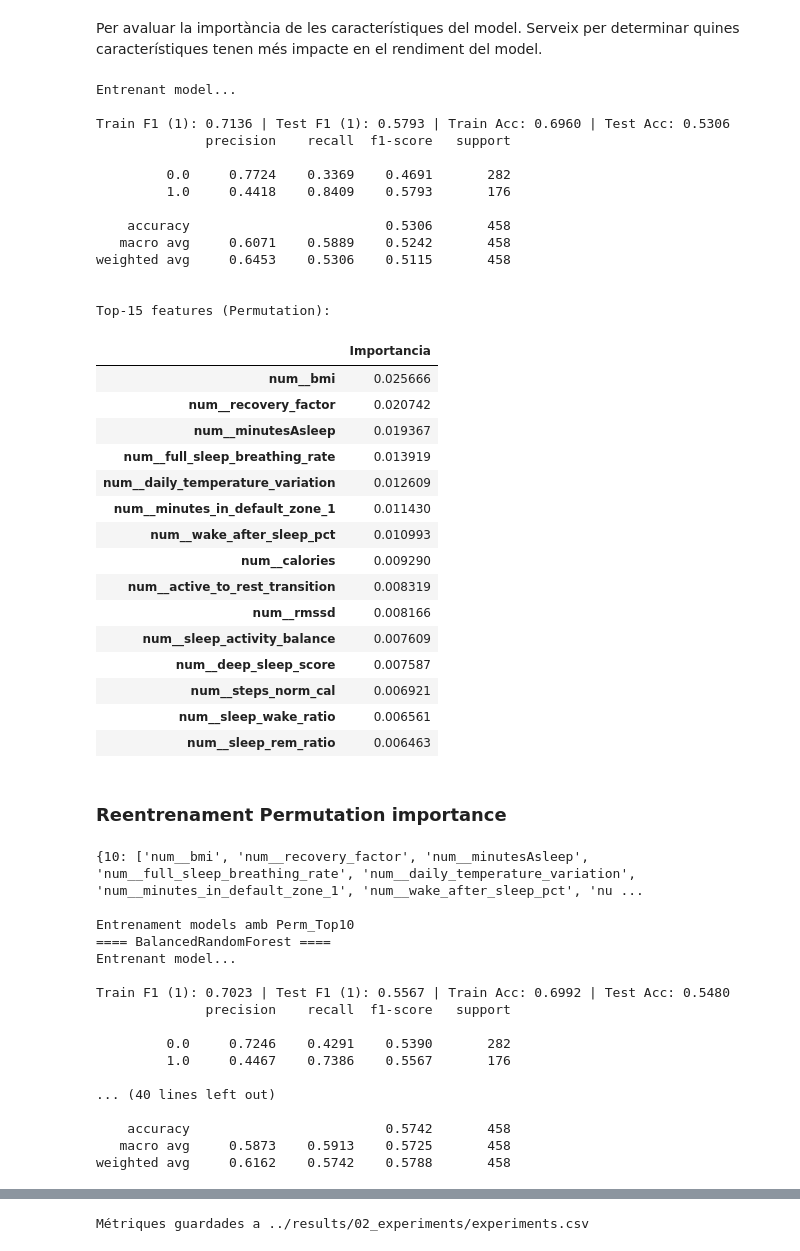
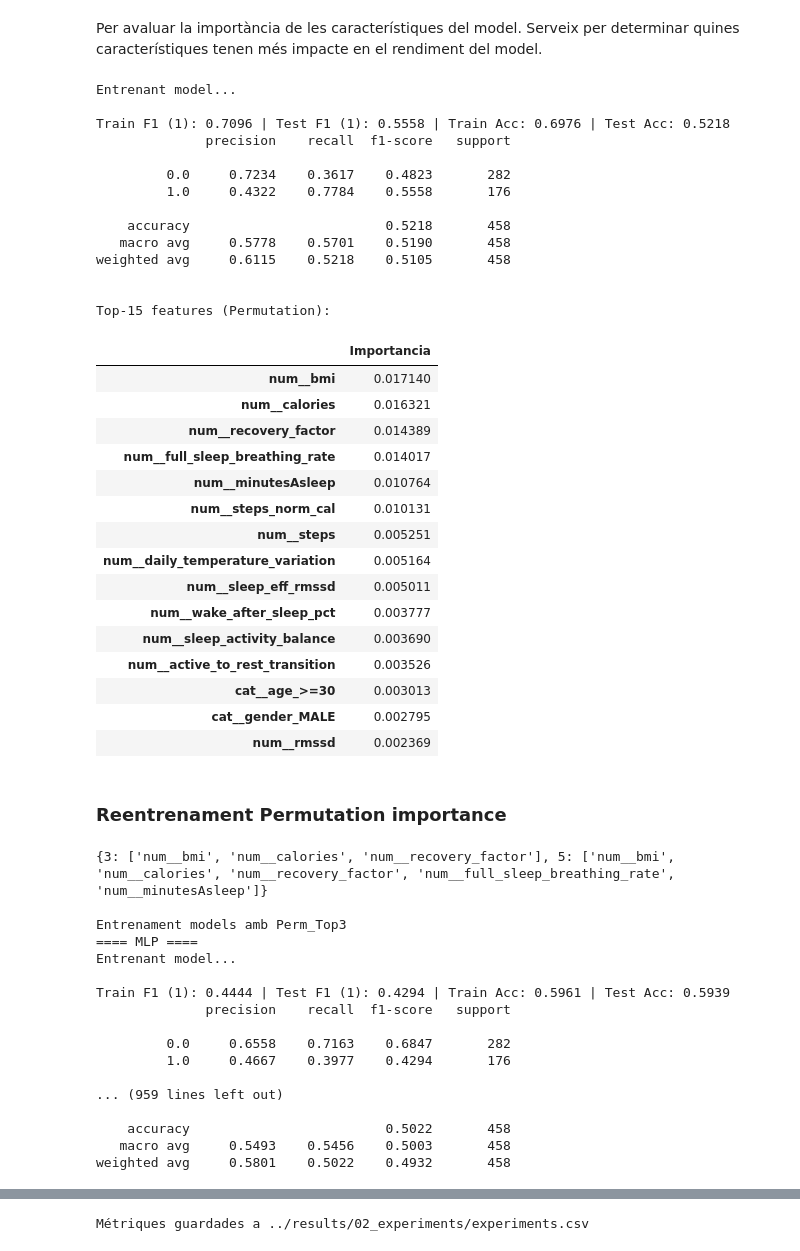
Before and after one commit to RogerDuran808/AI-Health-Assistant, a Jupyter notebook: notebooks/03_LifeSnaps_Training_Experiments copy.ipynb, the cells around one changed output, grey strips where cells are left out. Saved outputs shown, nothing was run; the diff lists cells and outputs as text; code cells hidden in the pictures.

```diff
--- a/notebooks/03_LifeSnaps_Training_Experiments copy.ipynb
+++ b/notebooks/03_LifeSnaps_Training_Experiments copy.ipynb
@@ -37,9 +37,6 @@ from ai_health_assistant.utils.model_config import get_classifier_config, PARAM_
 # Obtenim el target, features el la construcció del preprocessador
 from ai_health_assistant.utils.prep_helpers import TARGET, build_preprocessor, FEATURES
 
-FEATURES = ['bmi', 'calories', 'resting_hr', 'rmssd', 'sleep_efficiency', 'minutesAsleep', 'minutesAwake']
-
-
 # Configuració de pandas
 pd.set_option('display.max_columns', None)
 
@@ -441,71 +443,71 @@ perm_importances = pd.Series(
     index=feature_names
 ).sort_values(ascending=False)
 
-# Top 10 i 15 features
+# Top 3 i 5 features
 perm_top_features = {
-    10: perm_importances.head(10).index.tolist(),
-    15: perm_importances.head(15).index.tolist()
+    3: perm_importances.head(3).index.tolist(),
+    5: perm_importances.head(5).index.tolist()
 }
 
 print("\nTop-15 features (Permutation):")
 display(perm_importances.head(15).to_frame("Importancia"))
 
 # Plot
 plt.figure(figsize=(12, 6))
 top15 = perm_importances.head(15)
 bars = plt.barh(top15.index, top15.values)
 plt.title("Top-15 Permutation Importance", fontsize=14)
 plt.xlabel("Mean Decrease in F1 Score", fontsize=12)
 plt.gca().invert_yaxis()  # Most important features on top
 plt.grid(axis='x', linestyle='--', alpha=0.6)
 
 # Add value labels on the bars
 for bar in bars:
     width = bar.get_width()
     plt.text(width + 0.001, bar.get_y() + bar.get_height()/2.,
              f'{width:.3f}',
              ha='left', va='center')
 
 plt.tight_layout()
 plt.show()
 # %% [output]
 Entrenant model...
 
-Train F1 (1): 0.7136 | Test F1 (1): 0.5793 | Train Acc: 0.6960 | Test Acc: 0.5306
+Train F1 (1): 0.7096 | Test F1 (1): 0.5558 | Train Acc: 0.6976 | Test Acc: 0.5218
               precision    recall  f1-score   support
 
-         0.0     0.7724    0.3369    0.4691       282
-         1.0     0.4418    0.8409    0.5793       176
+         0.0     0.7234    0.3617    0.4823       282
+         1.0     0.4322    0.7784    0.5558       176
 
-    accuracy                         0.5306       458
-   macro avg     0.6071    0.5889    0.5242       458
-weighted avg     0.6453    0.5306    0.5115       458
+    accuracy                         0.5218       458
+   macro avg     0.5778    0.5701    0.5190       458
+weighted avg     0.6115    0.5218    0.5105       458
 
 
 Top-15 features (Permutation):
 |  | Importancia |
-| num__bmi | 0.025666 |
-| num__recovery_factor | 0.020742 |
-| num__minutesAsleep | 0.019367 |
-| num__full_sleep_breathing_rate | 0.013919 |
-| num__daily_temperature_variation | 0.012609 |
-| num__minutes_in_default_zone_1 | 0.011430 |
-| num__wake_after_sleep_pct | 0.010993 |
-| num__calories | 0.009290 |
-| num__active_to_rest_transition | 0.008319 |
-| num__rmssd | 0.008166 |
-| num__sleep_activity_balance | 0.007609 |
-| num__deep_sleep_score | 0.007587 |
-| num__steps_norm_cal | 0.006921 |
-| num__sleep_wake_ratio | 0.006561 |
-| num__sleep_rem_ratio | 0.006463 |
+| num__bmi | 0.017140 |
+| num__calories | 0.016321 |
+| num__recovery_factor | 0.014389 |
+| num__full_sleep_breathing_rate | 0.014017 |
+| num__minutesAsleep | 0.010764 |
+| num__steps_norm_cal | 0.010131 |
+| num__steps | 0.005251 |
+| num__daily_temperature_variation | 0.005164 |
+| num__sleep_eff_rmssd | 0.005011 |
+| num__wake_after_sleep_pct | 0.003777 |
+| num__sleep_activity_balance | 0.003690 |
+| num__active_to_rest_transition | 0.003526 |
+| cat__age_>=30 | 0.003013 |
+| cat__gender_MALE | 0.002795 |
+| num__rmssd | 0.002369 |
 # %% [markdown]
 ### Reentrenament Permutation importance
 # %%
 # Definim els dos conjunts de features basats en importància de permutació
 perm_sets = {
-    "Perm_Top10": perm_top_features[10],  # Índexos de les 10 millors característiques
-    "Perm_Top15": perm_top_features[15]   # Índexos de les 15 millors característiques
+    "Perm_Top3": perm_top_features[3],  # Índexos de les 10 millors característiques
+    "Perm_Top5": perm_top_features[5]   # Índexos de les 15 millors característiques
 }
 
 print(perm_top_features)
@@ -558,23 +560,23 @@ for label, feat_indices in perm_sets.items():
             experiment=label  # Usem directament l'etiqueta (Perm_Top10 o Perm_Top15)
         )
 # %% [output]
-{10: ['num__bmi', 'num__recovery_factor', 'num__minutesAsleep', 'num__full_sleep_breathing_rate', 'num__daily_temperature_variation', 'num__minutes_in_default_zone_1', 'num__wake_after_sleep_pct', 'nu ...
+{3: ['num__bmi', 'num__calories', 'num__recovery_factor'], 5: ['num__bmi', 'num__calories', 'num__recovery_factor', 'num__full_sleep_breathing_rate', 'num__minutesAsleep']}
 
-Entrenament models amb Perm_Top10
-==== BalancedRandomForest ====
+Entrenament models amb Perm_Top3
+==== MLP ====
 Entrenant model...
 
-Train F1 (1): 0.7023 | Test F1 (1): 0.5567 | Train Acc: 0.6992 | Test Acc: 0.5480
+Train F1 (1): 0.4444 | Test F1 (1): 0.4294 | Train Acc: 0.5961 | Test Acc: 0.5939
               precision    recall  f1-score   support
 
-         0.0     0.7246    0.4291    0.5390       282
-         1.0     0.4467    0.7386    0.5567       176
+         0.0     0.6558    0.7163    0.6847       282
+         1.0     0.4667    0.3977    0.4294       176
 
-... (40 lines left out)
+... (959 lines left out)
 
-    accuracy                         0.5742       458
-   macro avg     0.5873    0.5913    0.5725       458
-weighted avg     0.6162    0.5742    0.5788       458
+    accuracy                         0.5022       458
+   macro avg     0.5493    0.5456    0.5003       458
+weighted avg     0.5801    0.5022    0.4932       458
 # %%
 display(perm_results_df[display_cols])
 # %% [output]
```
Also changed, not shown: parts of 15 cells of this notebook, 5 other files.
